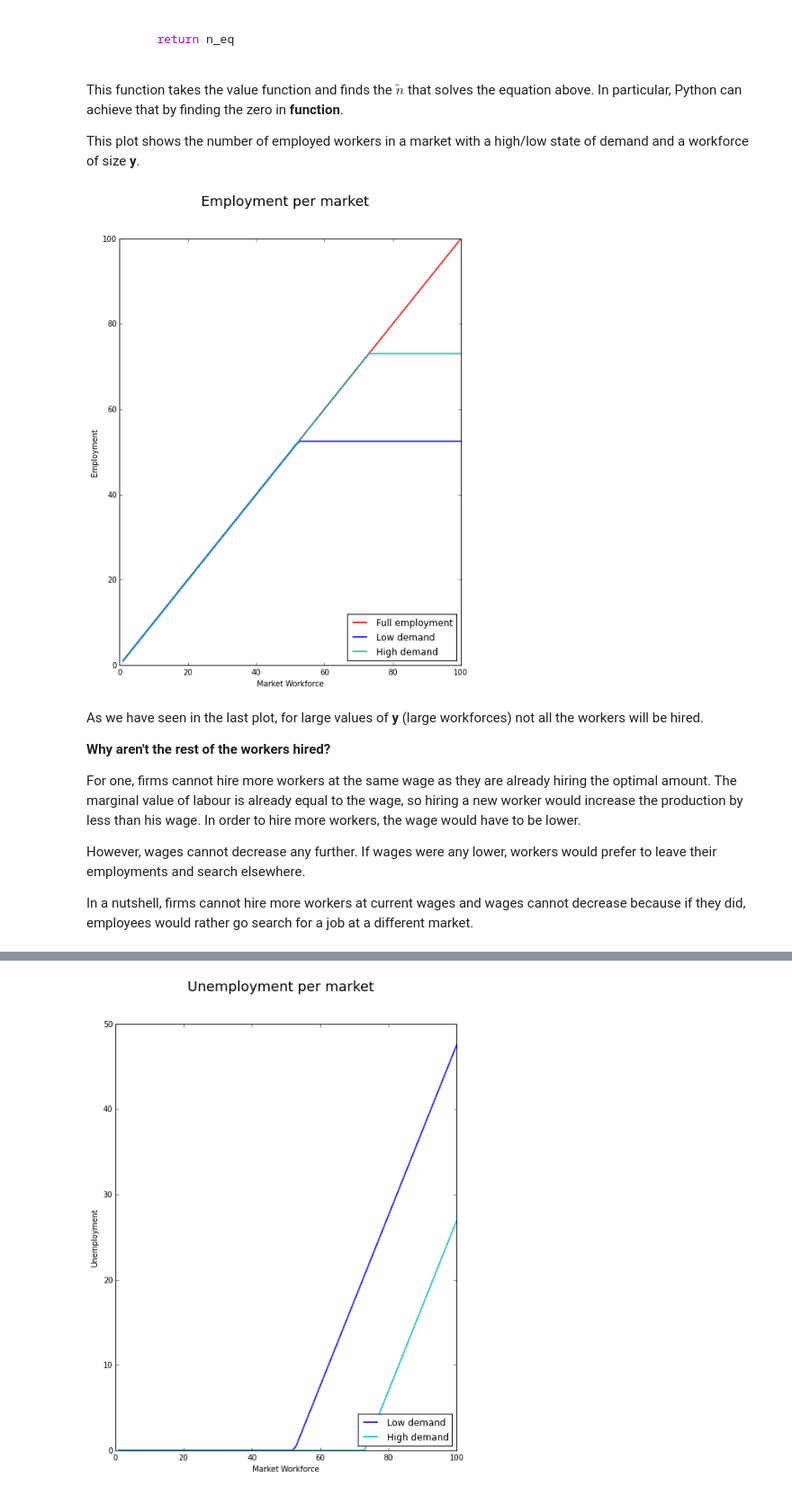
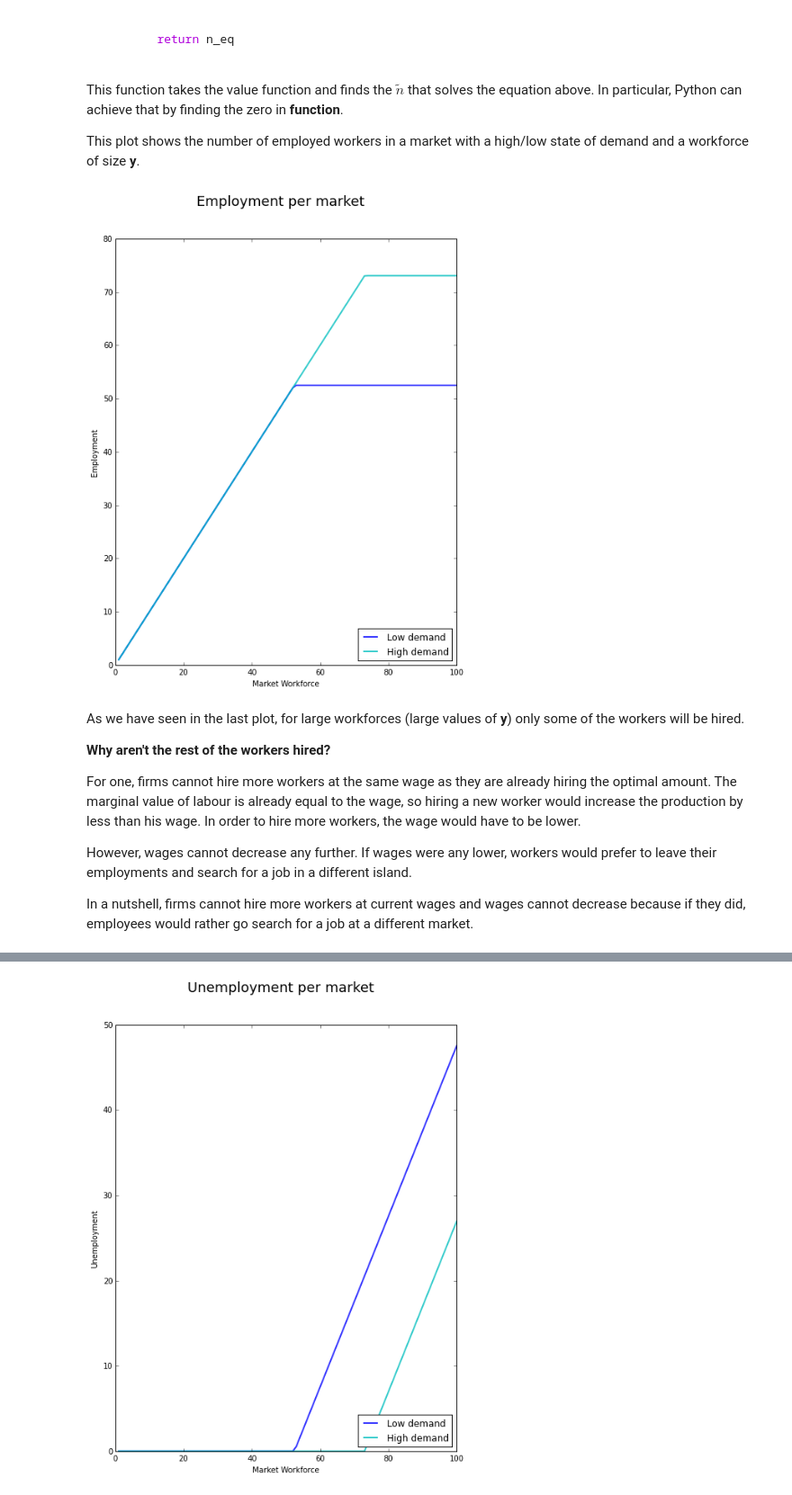
Before and after one commit to Zung-0/LucasPrescott74, a Jupyter notebook: LucasPrescott74 - Partial.ipynb, the cells around one changed output, grey strips where cells are left out. Shown: that part at 90% size. Saved outputs shown, nothing was run; the diff lists cells and outputs as text; code cells hidden in the pictures.

```diff
--- a/LucasPrescott74 - Partial.ipynb
+++ b/LucasPrescott74 - Partial.ipynb
@@ -148,32 +158,32 @@ This plot shows the number of employed workers in a market with a high/low state
 # %%
 # Employment Plot #
 ###################
 
 fig, ax = plt.subplots(figsize=(8,10))
 ax.set_xlabel("Market Workforce")
 ax.set_ylabel("Employment")
 
 employment = ls.compute_employment(v_star)
-ax.plot(ls.grid, ls.grid, 'r-', lw = 2, alpha = .8, label = "Full employment")
+#ax.plot(ls.grid, ls.grid, 'r-', lw = 2, alpha = .8, label = "Full employment")
 ax.plot(ls.grid, employment[0], 'b-', lw = 2, alpha = .8, label = "Low demand")
 ax.plot(ls.grid, employment[1], 'c-', lw = 2, alpha = .8, label = "High demand")
 
 ax.legend(loc = 'lower right')
 
 t = 'Employment per market'
 fig.suptitle(t, fontsize=18)
 
 plt.show()
 # %% [output]
-[figure, old version]
+[figure, new version]
 # %% [markdown]
-As we have seen in the last plot, for large values of **y** (large workforces) not all the workers will be hired.
+As we have seen in the last plot, for large workforces (large values of **y**) only some of the workers will be hired.
 
 **Why aren't the rest of the workers hired?**
 
 For one, firms cannot hire more workers at the same wage as they are already hiring the optimal amount. The marginal value of labour is already equal to the wage, so hiring a new worker would increase the production by less than his wage. In order to hire more workers, the wage would have to be lower.
 
-However, wages cannot decrease any further. If wages were any lower, workers would prefer to leave their employments and search elsewhere.
+However, wages cannot decrease any further. If wages were any lower, workers would prefer to leave their employments and search for a job in a different island.
 
 In a nutshell, firms cannot hire more workers at current wages and wages cannot decrease because if they did, employees would rather go search for a job at a different market.
 # %% [markdown]
```
Also changed, not shown: parts of 19 cells of this notebook, 1 other file.
